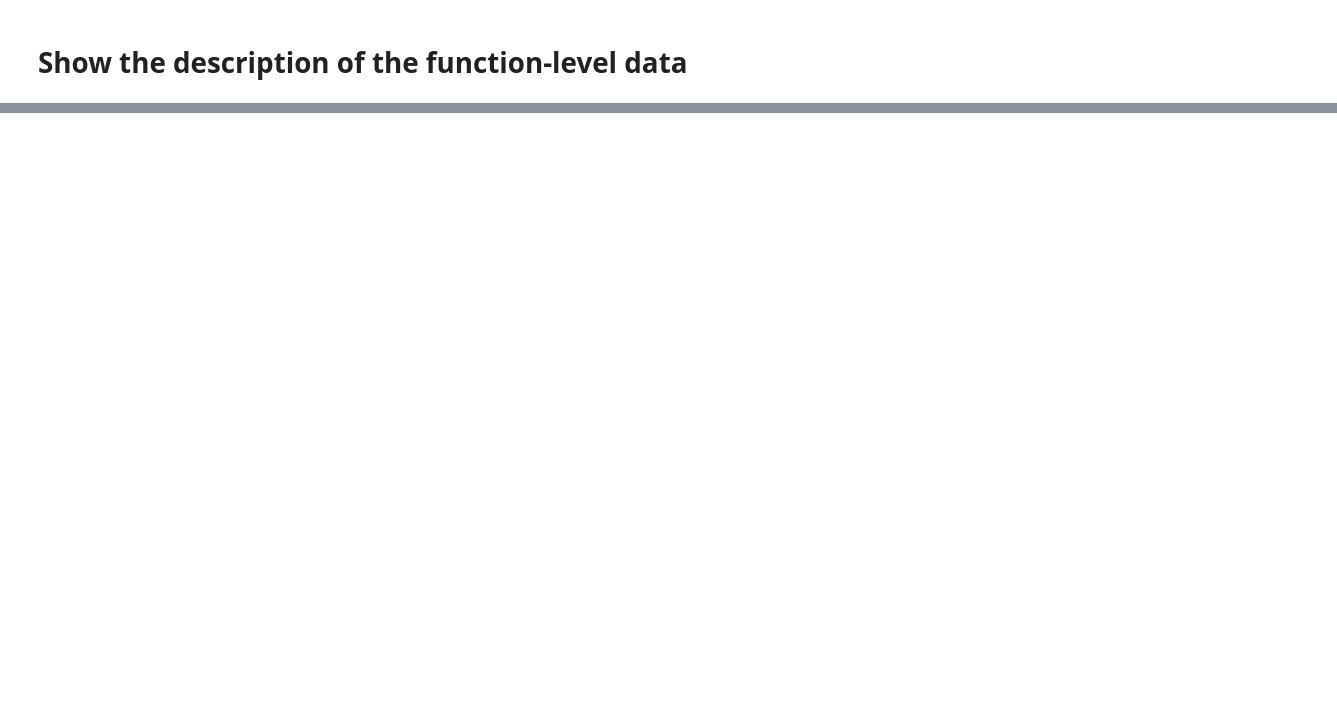
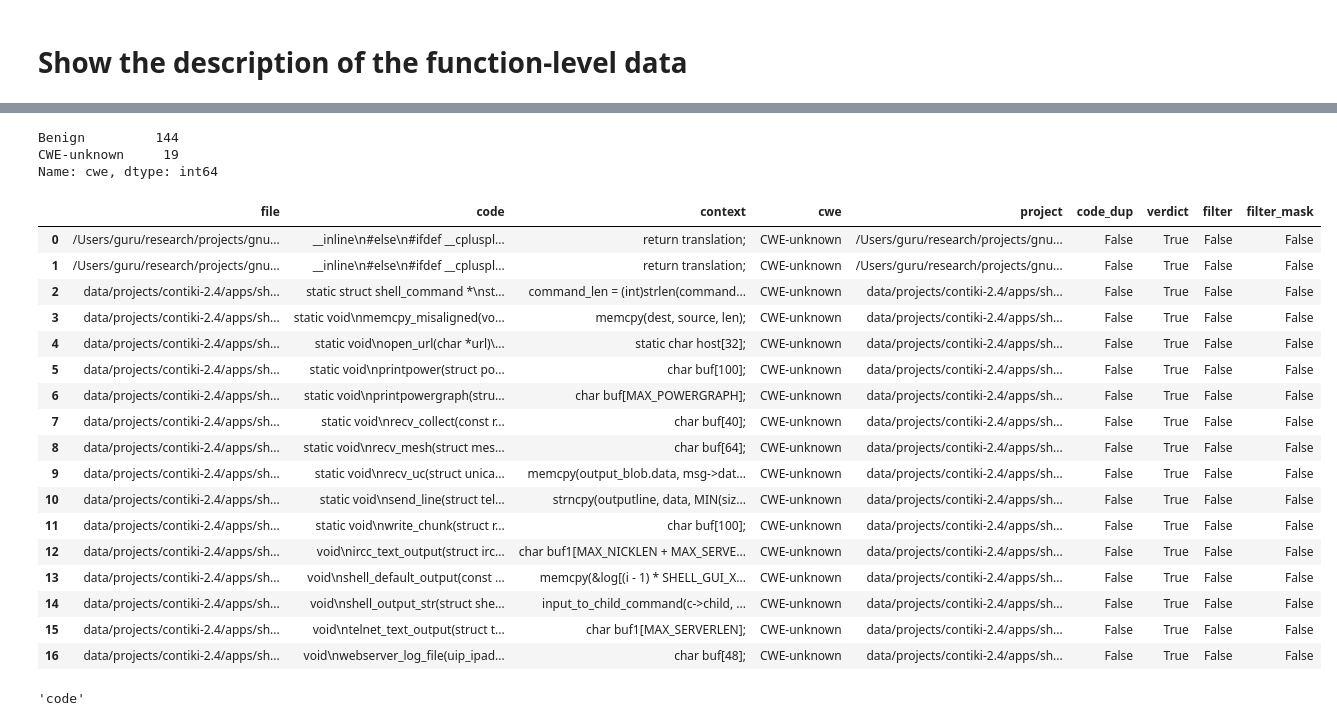
Before and after one commit to SmartSecLab/IoTvulCode, a Jupyter notebook: notebooks/stat.ipynb, the cells around one changed output, grey strips where cells are left out. Saved outputs shown, nothing was run; the diff lists cells and outputs as text; code cells hidden in the pictures; blank space fills up the shorter version.

```diff
--- a/notebooks/stat.ipynb
+++ b/notebooks/stat.ipynb
@@ -409,0 +507,39 @@ Name: context, Length: 3374, dtype: object
+# %%
+dff_sort.sort_values(by=['code', 'cwe']).cwe.value_counts()
+# %% [output]
+Benign         144
+CWE-unknown     19
+Name: cwe, dtype: int64
+# %%
+dff_new = dff_sort.copy()
+dff_new = dff_new.sort_values(by=['code', 'cwe'], ascending=True)
+# this code remove the duplicates and keep the last, ignores 'Benign' samples
+df_dup = dff_new[dff_new.duplicated(['code'], keep='first')].reset_index(drop=True)
+df_dup
+# dff_new
+# %% [output]
+|  | file | code | context | cwe | project | code_dup | verdict | filter | filter_mask |
+| 0 | /Users/guru/research/projects/gnu... | __inline\n#else\n#ifdef __cpluspl... | return translation; | CWE-unknown | /Users/guru/research/projects/gnu... | False | True | False | False |
+| 1 | /Users/guru/research/projects/gnu... | __inline\n#else\n#ifdef __cpluspl... | return translation; | CWE-unknown | /Users/guru/research/projects/gnu... | False | True | False | False |
+| 2 | data/projects/contiki-2.4/apps/sh... | static struct shell_command *\nst... | command_len = (int)strlen(command... | CWE-unknown | data/projects/contiki-2.4/apps/sh... | False | True | False | False |
+| 3 | data/projects/contiki-2.4/apps/sh... | static void\nmemcpy_misaligned(vo... | memcpy(dest, source, len); | CWE-unknown | data/projects/contiki-2.4/apps/sh... | False | True | False | False |
+| 4 | data/projects/contiki-2.4/apps/sh... | static void\nopen_url(char *url)\... | static char host[32]; | CWE-unknown | data/projects/contiki-2.4/apps/sh... | False | True | False | False |
+| 5 | data/projects/contiki-2.4/apps/sh... | static void\nprintpower(struct po... | char buf[100]; | CWE-unknown | data/projects/contiki-2.4/apps/sh... | False | True | False | False |
+| 6 | data/projects/contiki-2.4/apps/sh... | static void\nprintpowergraph(stru... | char buf[MAX_POWERGRAPH]; | CWE-unknown | data/projects/contiki-2.4/apps/sh... | False | True | False | False |
+| 7 | data/projects/contiki-2.4/apps/sh... | static void\nrecv_collect(const r... | char buf[40]; | CWE-unknown | data/projects/contiki-2.4/apps/sh... | False | True | False | False |
+| 8 | data/projects/contiki-2.4/apps/sh... | static void\nrecv_mesh(struct mes... | char buf[64]; | CWE-unknown | data/projects/contiki-2.4/apps/sh... | False | True | False | False |
+| 9 | data/projects/contiki-2.4/apps/sh... | static void\nrecv_uc(struct unica... | memcpy(output_blob.data, msg->dat... | CWE-unknown | data/projects/contiki-2.4/apps/sh... | False | True | False | False |
+| 10 | data/projects/contiki-2.4/apps/sh... | static void\nsend_line(struct tel... | strncpy(outputline, data, MIN(siz... | CWE-unknown | data/projects/contiki-2.4/apps/sh... | False | True | False | False |
+| 11 | data/projects/contiki-2.4/apps/sh... | static void\nwrite_chunk(struct r... | char buf[100]; | CWE-unknown | data/projects/contiki-2.4/apps/sh... | False | True | False | False |
+| 12 | data/projects/contiki-2.4/apps/sh... | void\nircc_text_output(struct irc... | char buf1[MAX_NICKLEN + MAX_SERVE... | CWE-unknown | data/projects/contiki-2.4/apps/sh... | False | True | False | False |
+| 13 | data/projects/contiki-2.4/apps/sh... | void\nshell_default_output(const ... | memcpy(&log[(i - 1) * SHELL_GUI_X... | CWE-unknown | data/projects/contiki-2.4/apps/sh... | False | True | False | False |
+| 14 | data/projects/contiki-2.4/apps/sh... | void\nshell_output_str(struct she... | input_to_child_command(c->child, ... | CWE-unknown | data/projects/contiki-2.4/apps/sh... | False | True | False | False |
+| 15 | data/projects/contiki-2.4/apps/sh... | void\ntelnet_text_output(struct t... | char buf1[MAX_SERVERLEN]; | CWE-unknown | data/projects/contiki-2.4/apps/sh... | False | True | False | False |
+| 16 | data/projects/contiki-2.4/apps/sh... | void\nwebserver_log_file(uip_ipad... | char buf[48]; | CWE-unknown | data/projects/contiki-2.4/apps/sh... | False | True | False | False |
+# %%
+# table-wise columns to check duplicates
+
+code_col = 'code' if 'code' in df.columns else 'context'
+code_col
+# %% [output]
+'code'
```
Also changed, not shown: parts of 21 cells of this notebook, 3 other files.
